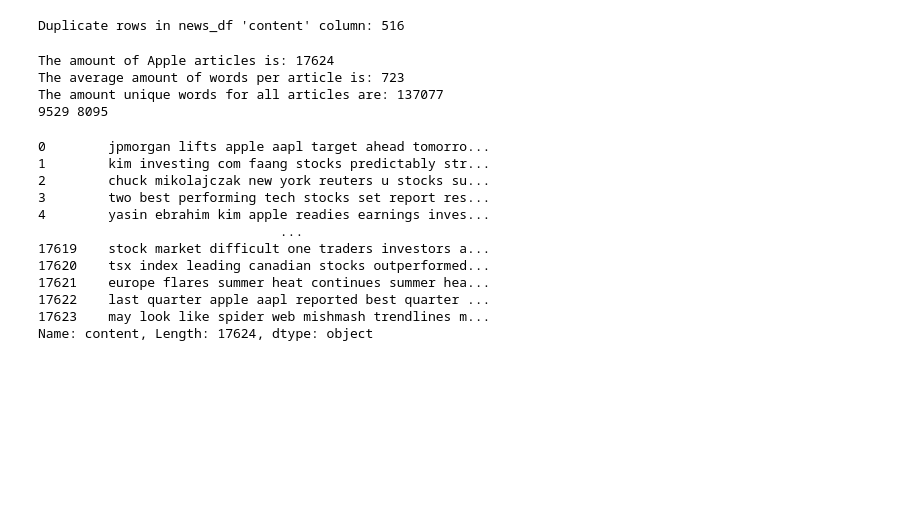
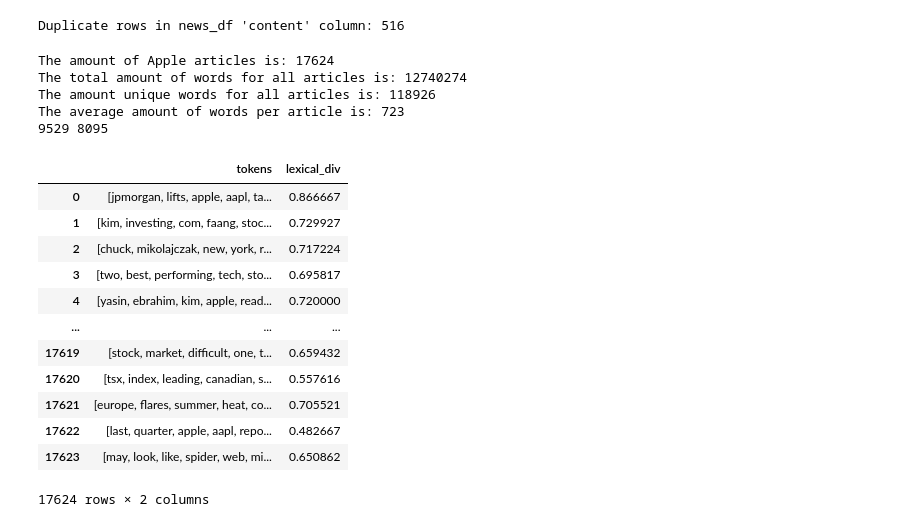
Before and after one commit to NGaast/NLPAssignment1, a Jupyter notebook: Assignment1_NLP.ipynb, the cells around one changed output. Cells and saved outputs as stored; diff of their text form; code cells hidden in the pictures; blank space fills up the shorter version.

```diff
--- a/Assignment1_NLP.ipynb
+++ b/Assignment1_NLP.ipynb
@@ -49,10 +60,12 @@ news_df['words_amount'] = news_df.apply(lambda row: len(row['content'].split(" "
 # %% [output]
 Duplicate rows in news_df 'content' column: 516
 # %%
-print("The amount of Apple articles is: " + str(len(news_df['article_id'].unique())))
-print("The average amount of words per article is: " + str(round(news_df['words_amount'].mean())))
-print("The amount unique words for all articles are: " + str(len(set(' '.join(news_df['content']).split(' ')))))
+print(f"The amount of Apple articles is: {str(len(news_df['article_id'].unique()))}")
+print(f"The total amount of words for all articles is: {str(len(' '.join(news_df['content']).split(' ')))}")
+print(f"The amount unique words for all articles is: {str(len(set(' '.join(news_df['content']).split(' '))))}")
+print(f"The average amount of words per article is: {str(round(news_df['words_amount'].mean()))}")
 
+print(f"{+}")
 
 # TEST: Distribution of price_higher
 days_higher = news_df[news_df['price_higher'] == 1]['price_higher'].count()
@@ -62,8 +75,9 @@ print(days_higher, days_lower)
 #Lexical richness bekijk https://pypi.org/project/lexicalrichness/
 # %% [output]
 The amount of Apple articles is: 17624
+The total amount of words for all articles is: 12740274
+The amount unique words for all articles is: 118926
 The average amount of words per article is: 723
-The amount unique words for all articles are: 137077
 9529 8095
 # %%
 # Group and aggregate content by date
@@ -72,38 +86,45 @@ news_df['content'] = news_df['content'].str.lower()
 # %%
 english_stopwords = set(stopwords.words('english'))
 
 test_news_df = news_df.copy()
 
 def tokenize(text):
     tokens = text.split(' ')
     return tokens
 
 def clean_tokens(tokens):
     test = [token for token in tokens if (token != '' and token not in english_stopwords) and token.isalpha()]
     return test
 
 def join_tokens(tokens):
     return ' '.join(tokens)
 
+def calc_lexical_div(tokens):
+    return len(set(tokens)) / len(tokens)
+
 words_to_be_removed = ['apple', 'aapl']
 
 # Tokenize content string
 test_news_df['content'] = test_news_df['content'].apply(tokenize)
 # Remove stopwords, empty tokens and punctuation/numbers
-test_news_df['content'] = test_news_df['content'].apply(clean_tokens)
+test_news_df['tokens'] = test_news_df['content'].apply(clean_tokens)
 # Join tokens into string
-test_news_df['content'] = test_news_df['content'].apply(join_tokens)
-test_news_df['content']
+test_news_df['content'] = test_news_df['tokens'].apply(join_tokens)
+# Calculate lexical diversity per date
+test_news_df['lexical_div'] = test_news_df['tokens'].apply(calc_lexical_div)
+
+test_news_df[['tokens', 'lexical_div']]
 # %% [output]
+|  | tokens | lexical_div |
+| 0 | [jpmorgan, lifts, apple, aapl, ta... | 0.866667 |
+| 1 | [kim, investing, com, faang, stoc... | 0.729927 |
+| 2 | [chuck, mikolajczak, new, york, r... | 0.717224 |
+| 3 | [two, best, performing, tech, sto... | 0.695817 |
+| 4 | [yasin, ebrahim, kim, apple, read... | 0.720000 |
+| ... | ... | ... |
+| 17619 | [stock, market, difficult, one, t... | 0.659432 |
+| 17620 | [tsx, index, leading, canadian, s... | 0.557616 |
+| 17621 | [europe, flares, summer, heat, co... | 0.705521 |
+| 17622 | [last, quarter, apple, aapl, repo... | 0.482667 |
+| 17623 | [may, look, like, spider, web, mi... | 0.650862 |
-0        jpmorgan lifts apple aapl target ahead tomorro...
-1        kim investing com faang stocks predictably str...
-2        chuck mikolajczak new york reuters u stocks su...
-3        two best performing tech stocks set report res...
-4        yasin ebrahim kim apple readies earnings inves...
-                               ...
-17619    stock market difficult one traders investors a...
-17620    tsx index leading canadian stocks outperformed...
-17621    europe flares summer heat continues summer hea...
-17622    last quarter apple aapl reported best quarter ...
-17623    may look like spider web mishmash trendlines m...
-Name: content, Length: 17624, dtype: object
+17624 rows × 2 columns
```
Also changed, not shown: parts of 5 cells of this notebook.
